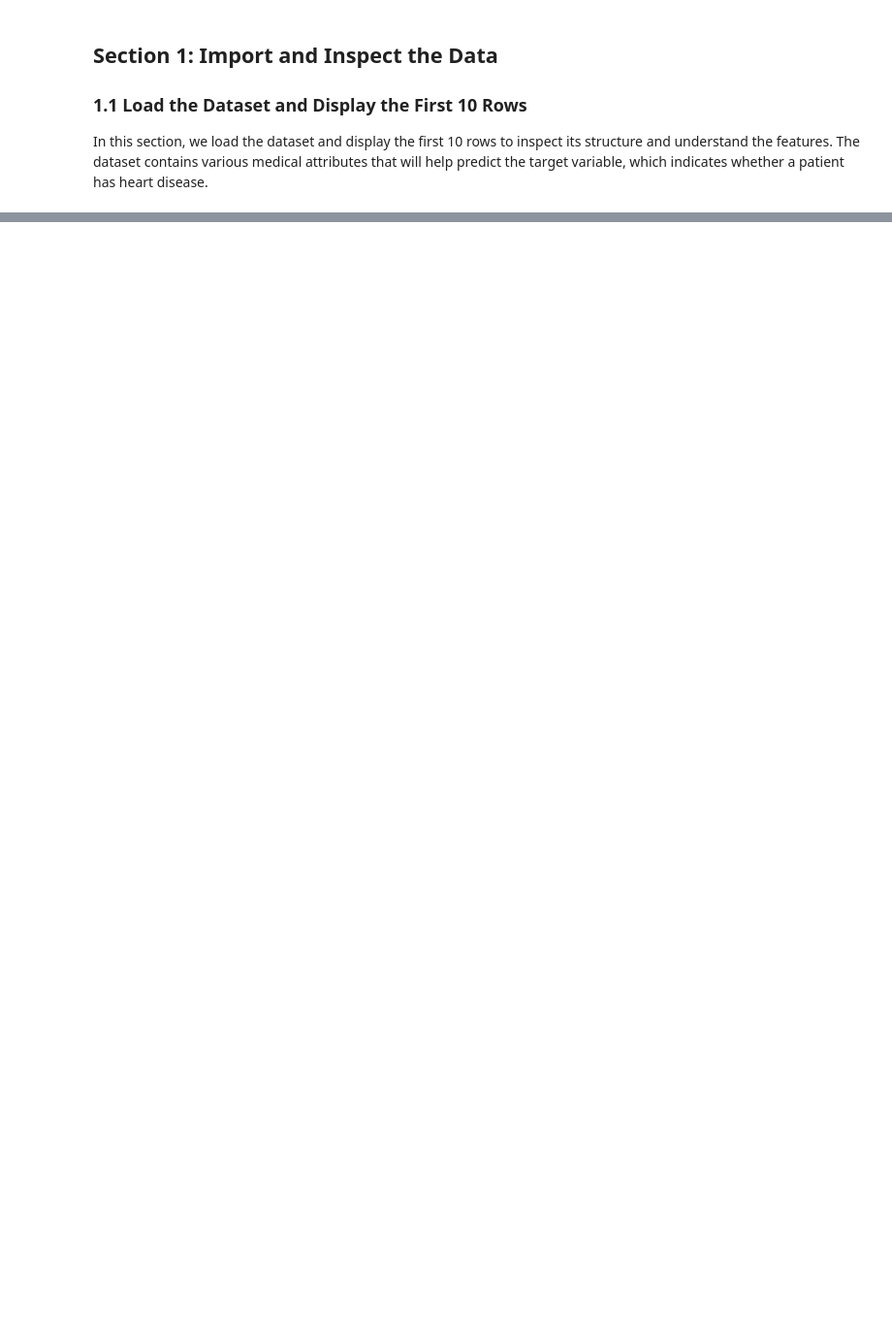
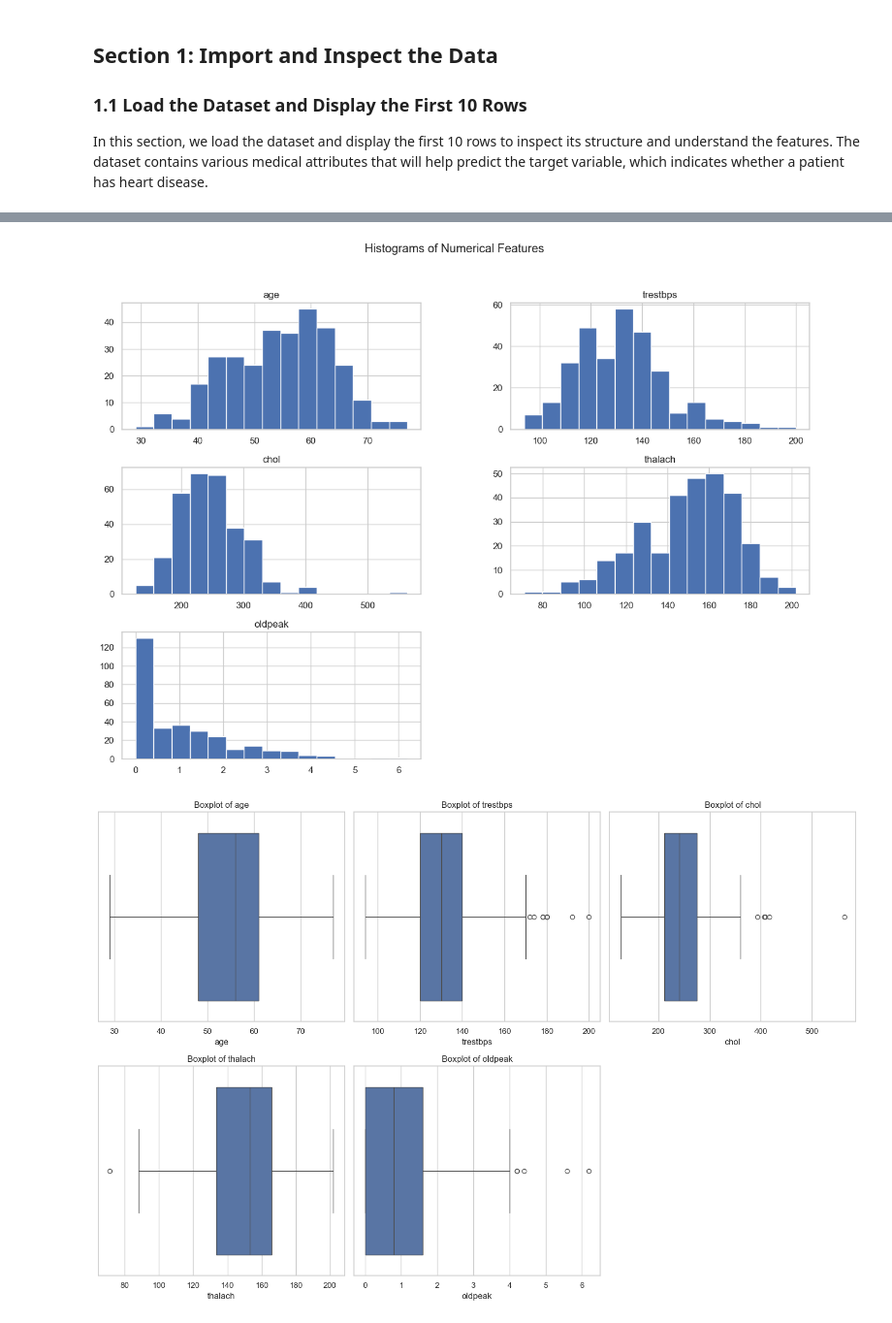
Before and after one commit to Elen-tesfai/elen-midterm, a Jupyter notebook: classification_heart_disease_midterm.ipynb, the cells around one changed output, grey strips where cells are left out. Shown at 97% size. Cells and saved outputs as stored; diff of their text form; code cells hidden in the pictures; blank space fills up the shorter version.

```diff
--- a/classification_heart_disease_midterm.ipynb
+++ b/classification_heart_disease_midterm.ipynb
@@ -34,0 +220,37 @@ Data loaded successfully
+# %%
+import matplotlib.pyplot as plt
+import seaborn as sns
+
+# Plot histograms for numerical features
+numerical_columns = ['age', 'trestbps', 'chol', 'thalach', 'oldpeak']
+data[numerical_columns].hist(bins=15, figsize=(15, 10))
+plt.suptitle('Histograms of Numerical Features')
+plt.show()
+
+# Boxplots for numerical features to detect outliers
+plt.figure(figsize=(15, 10))
+for i, col in enumerate(numerical_columns, 1):
+    plt.subplot(2, 3, i)
+    sns.boxplot(x=data[col])
+    plt.title(f'Boxplot of {col}')
+plt.tight_layout()
+plt.show()
+
+# Count plots for categorical variables
+categorical_columns = ['sex', 'cp', 'fbs', 'restecg', 'exang', 'slope', 'ca', 'thal', 'target']
+
+plt.figure(figsize=(15, 10))
+for i, col in enumerate(categorical_columns, 1):
+    plt.subplot(3, 4, i)
+    sns.countplot(x=data[col])
+    plt.title(f'Count plot of {col}')
+plt.tight_layout()
+plt.show()
+
+# Check class distribution of the target variable
+sns.countplot(x=data['target'])
+plt.title('Class Distribution of Target Variable')
+plt.show()
+# %% [output]
+[figure, added]
+[figure, added]
```
Also changed, not shown: parts of 33 cells of this notebook, 1 other file.
